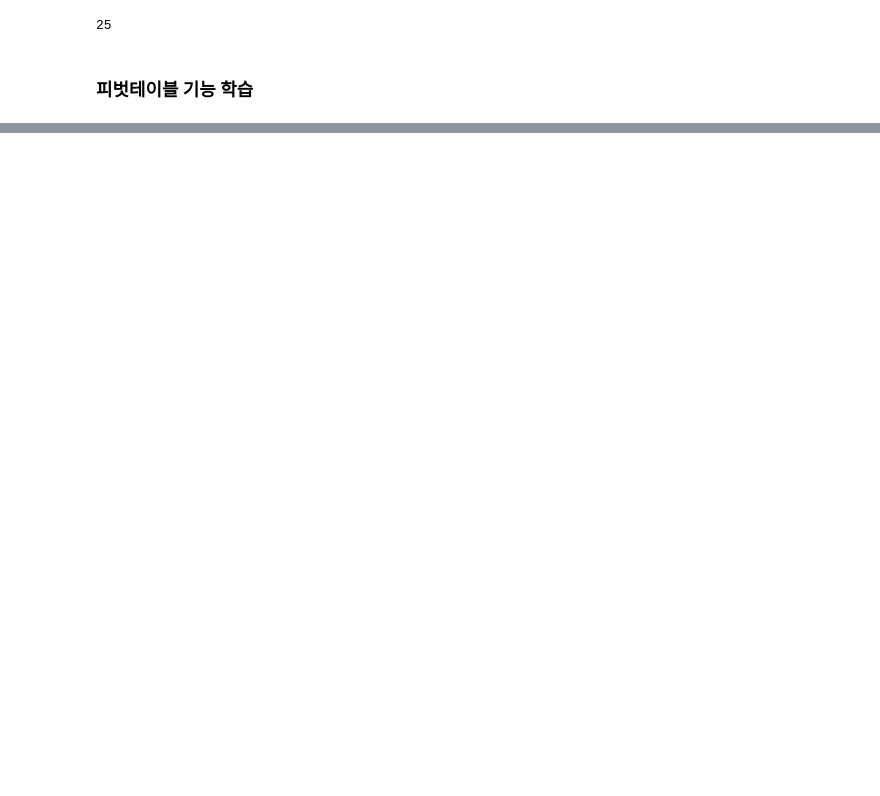
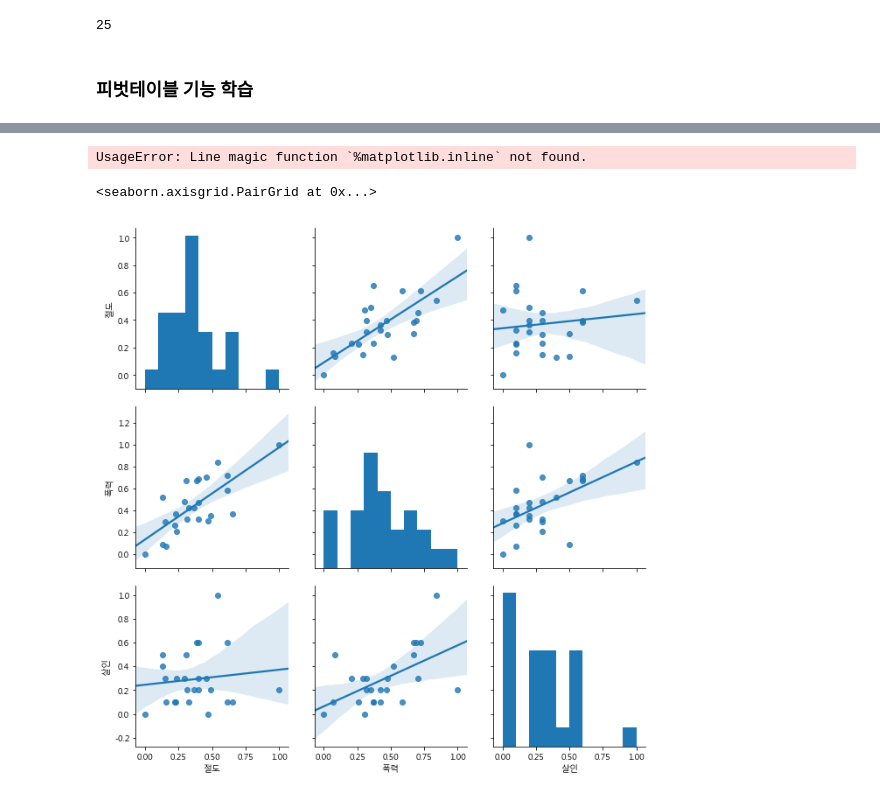
Before and after one commit to ChiHoonOH/python_analysis, a Jupyter notebook: basic_analysis/step2_pandas_advance_follum_seaborn_crime_pop_cctv/인구 대비 CCTV가 적은 지역은 범죄율이 높을 것이다..ipynb, the cells around one changed output, grey strips where cells are left out. Cells and saved outputs as stored; diff of their text form; code cells hidden in the pictures; blank space fills up the shorter version.

Commit message:
20181005 seaborn folium

```diff
--- a/basic_analysis/step2_pandas_advance_follum_seaborn_crime_pop_cctv/인구 대비 CCTV가 적은 지역은 범죄율이 높을 것이다..ipynb
+++ b/basic_analysis/step2_pandas_advance_follum_seaborn_crime_pop_cctv/인구 대비 CCTV가 적은 지역은 범죄율이 높을 것이다..ipynb
@@ -406,0 +613,7 @@ crime_per_police.to_csv('./data/crime_analysis_mid_save.csv', sep = ',', encodin
+# %%
+# result_CCTV의 데이터 중 소계와 인구수를 가져와서 crime_anal_normal에 CCTV, 인구수
+# 라는 컬럼명으로 데이터를 추가 후 샘플로 상위 2개만 출력하시오.
+cols_cctv = ['cctv 소계','인구수'] # CCTV, 인구수
+cols_new = ['CCTV','인구수']
+crime_anal_normal[cols_new] = result_CCTV[cols_cctv] #개인적으로 for문이 들어가는 연산이라고 생각한다.
+crime_anal_normal.head(2)
@@ -406,0 +630,6 @@ crime_per_police.to_csv('./data/crime_analysis_mid_save.csv', sep = ',', encodin
+# %%
+# 발생건수 합산 -> 범죄 추가
+# col을 사용
+# 해당 컬럼의 값들을 획득 -> 행방향 합산값 ->컬럼 추가
+crime_anal_normal['범죄'] = np.sum(crime_anal_normal[col], axis = 1)
+crime_anal_normal.head(2)
@@ -406,0 +641,4 @@ crime_per_police.to_csv('./data/crime_analysis_mid_save.csv', sep = ',', encodin
+# %%
+# 검거율 총계 => 컬럼명 : 검거율
+col_ratio = ['강간검거율', '강도검거율', '살인검거율', '절도검거율', '폭력검거율']
+crime_anal_normal['검거율'] = np.sum(crime_anal_normal[col_ratio], axis = 1)
@@ -406,0 +665,31 @@ crime_per_police.to_csv('./data/crime_analysis_mid_save.csv', sep = ',', encodin
+# %%
+import seaborn as sns
+import numpy as np
+import matplotlib.pyplot as plt
+# 시각화 결과물을 주피터에 내장 시키기 위해
+%matplotlib inline
+# 한글처리
+import platform
+from matplotlib import font_manager, rc
+# 한글처리
+plt.rcParams['axes.unicode_minus'] = False
+if platform.system() == 'Darwin':    # 맥
+    rc( 'font', family='AppleGothic' )
+elif platform.system() == 'Windows': # 윈도우
+    # 폰트 차후 확인
+    fontPath = 'c:/Windows/Fonts/malgun.ttf'
+    fontName = font_manager.FontProperties( fname=fontPath ).get_name()
+    rc( 'font', family=fontName )
+else:
+    print('알수없는 시스템. 미적용')
+# %%
+%matplotlib.inline
+crime_anal_normal.columns
+# %% [output]
+UsageError: Line magic function `%matplotlib.inline` not found.
+# %%
+# 산점도를 그려서 변수간 관계성 확인
+sns.pairplot(crime_anal_normal, vars=['절도', '폭력', '살인'], kind='reg', size=3)
+# %% [output]
+<seaborn.axisgrid.PairGrid at 0x...>
+[figure, added]
```
Also changed, not shown: parts of 50 cells of this notebook, 8 other files.
